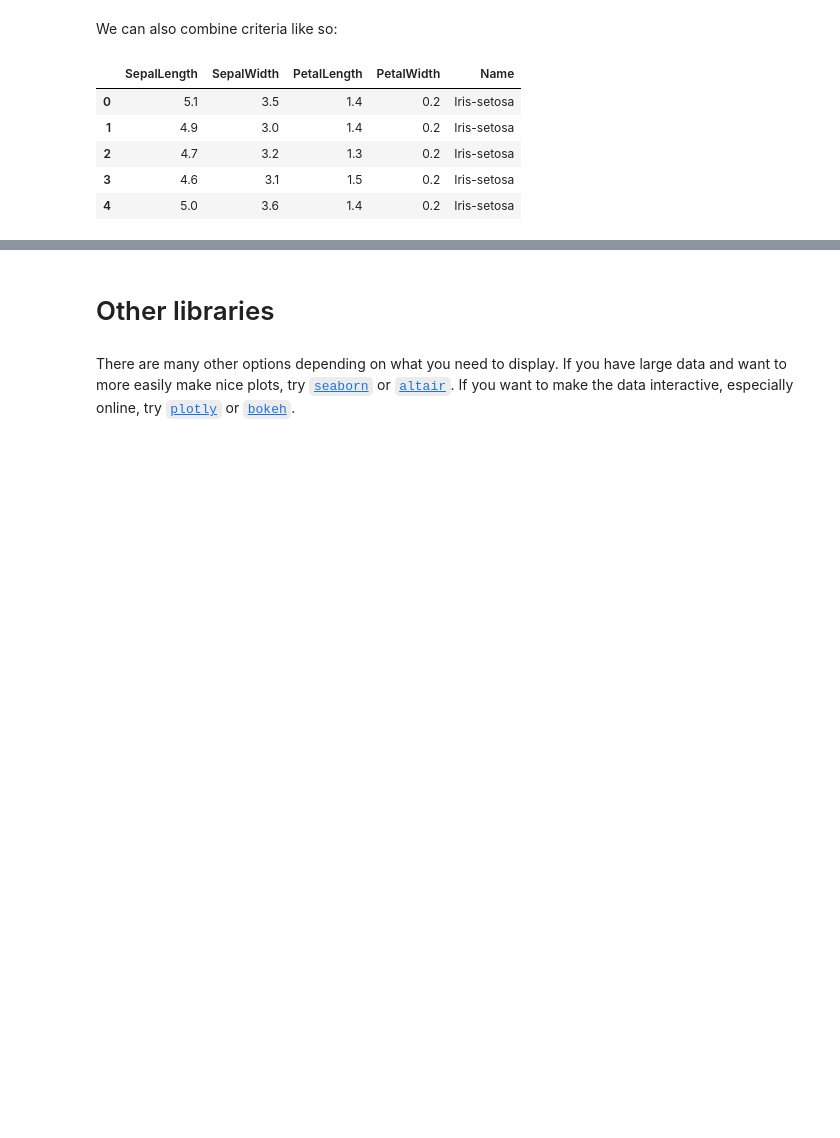
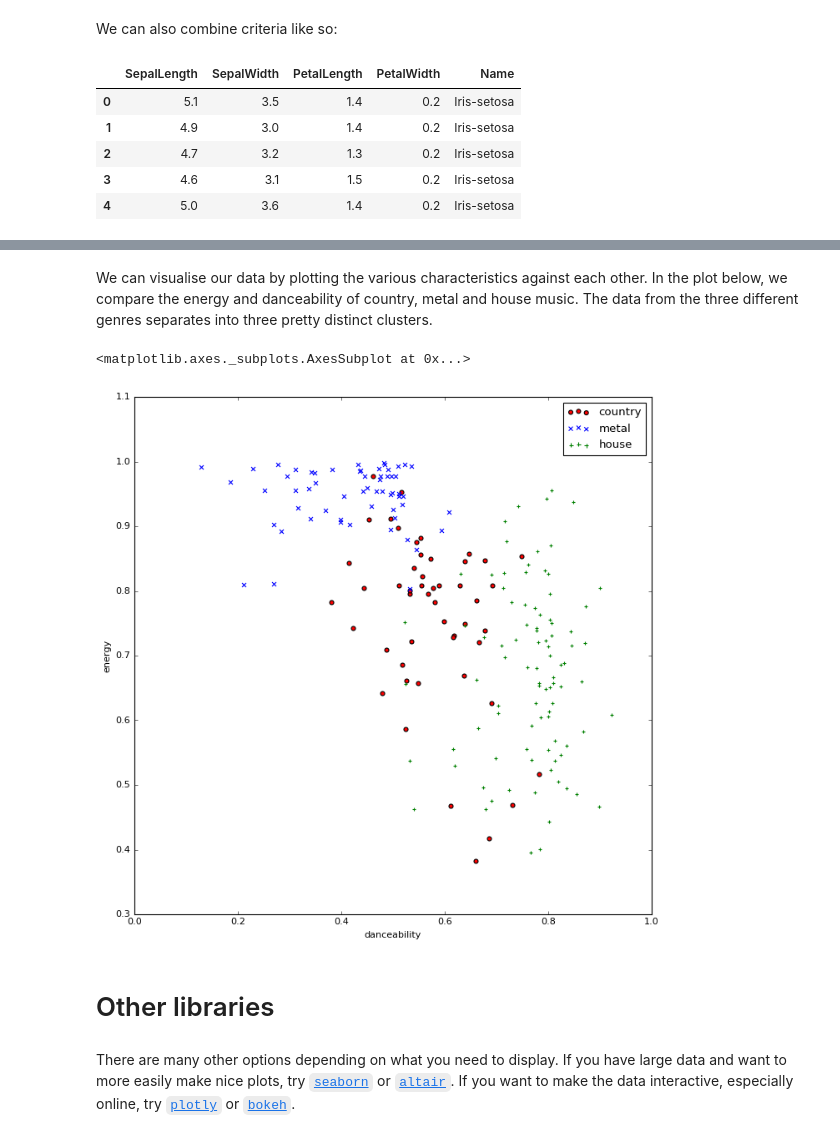
Before and after one commit to IanHawke/msc-or-python, a Jupyter notebook: 03-plotting-data.ipynb, the cells around one changed output, grey strips where cells are left out. Saved outputs shown, nothing was run; the diff lists cells and outputs as text; code cells hidden in the pictures; blank space fills up the shorter version.

Commit message:
Added more data analysis stuff to cover combining dataframes, sorting, reindexing etc

```diff
--- a/03-plotting-data.ipynb
+++ b/03-plotting-data.ipynb
@@ -214,0 +216,4 @@ iris[(iris.Name == 'Iris-setosa') & (iris.PetalWidth < 0.3)].head()
+# %%
+dfs = {'indie': pandas.read_csv('spotify_data/indie.csv'), 'pop': pandas.read_csv('spotify_data/pop.csv'),
+       'country': pandas.read_csv('spotify_data/country.csv'), 'metal': pandas.read_csv('spotify_data/metal.csv'),
+       'house': pandas.read_csv('spotify_data/house.csv'), 'rap': pandas.read_csv('spotify_data/rap.csv')}
@@ -214,0 +222,8 @@ iris[(iris.Name == 'Iris-setosa') & (iris.PetalWidth < 0.3)].head()
+# %%
+# add genre field to each dataframe
+for name, df in dfs.items():
+    df['genre'] = name
+
+# combine into single dataframe
+data = pandas.concat(dfs.values())
+data
@@ -214,0 +279,2 @@ iris[(iris.Name == 'Iris-setosa') & (iris.PetalWidth < 0.3)].head()
+# %%
+data.set_index('id', inplace=True)
@@ -214,0 +287,3 @@ iris[(iris.Name == 'Iris-setosa') & (iris.PetalWidth < 0.3)].head()
+# %%
+data = data[~data.index.duplicated(keep='first')]
+data.index.is_unique
@@ -215,3 +325,14 @@ iris[(iris.Name == 'Iris-setosa') & (iris.PetalWidth < 0.3)].head()
+# %% [markdown]
+We can visualise our data by plotting the various characteristics against each other. In the plot below, we compare the energy and danceability of country, metal and house music. The data from the three different genres separates into three pretty distinct clusters.
+# %%
+colours = ['red', 'blue', 'green', 'orange', 'pink', 'purple']
+
+ax = data[data.genre == 'country'].plot.scatter('danceability', 'energy', c=colours[0], label='country', figsize=(10,10))
+data[data.genre == 'metal'].plot.scatter('danceability', 'energy', c=colours[1], marker='x', label='metal', ax=ax)
+data[data.genre == 'house'].plot.scatter('danceability', 'energy', c=colours[2], marker='+', label='house', ax=ax)
+# %% [output]
+<matplotlib.axes._subplots.AxesSubplot at 0x...>
+[figure, added]
 # %% [markdown]
 # Other libraries
 # %% [markdown]
```
Also changed, not shown: parts of 19 cells of this notebook, 8 other files.
